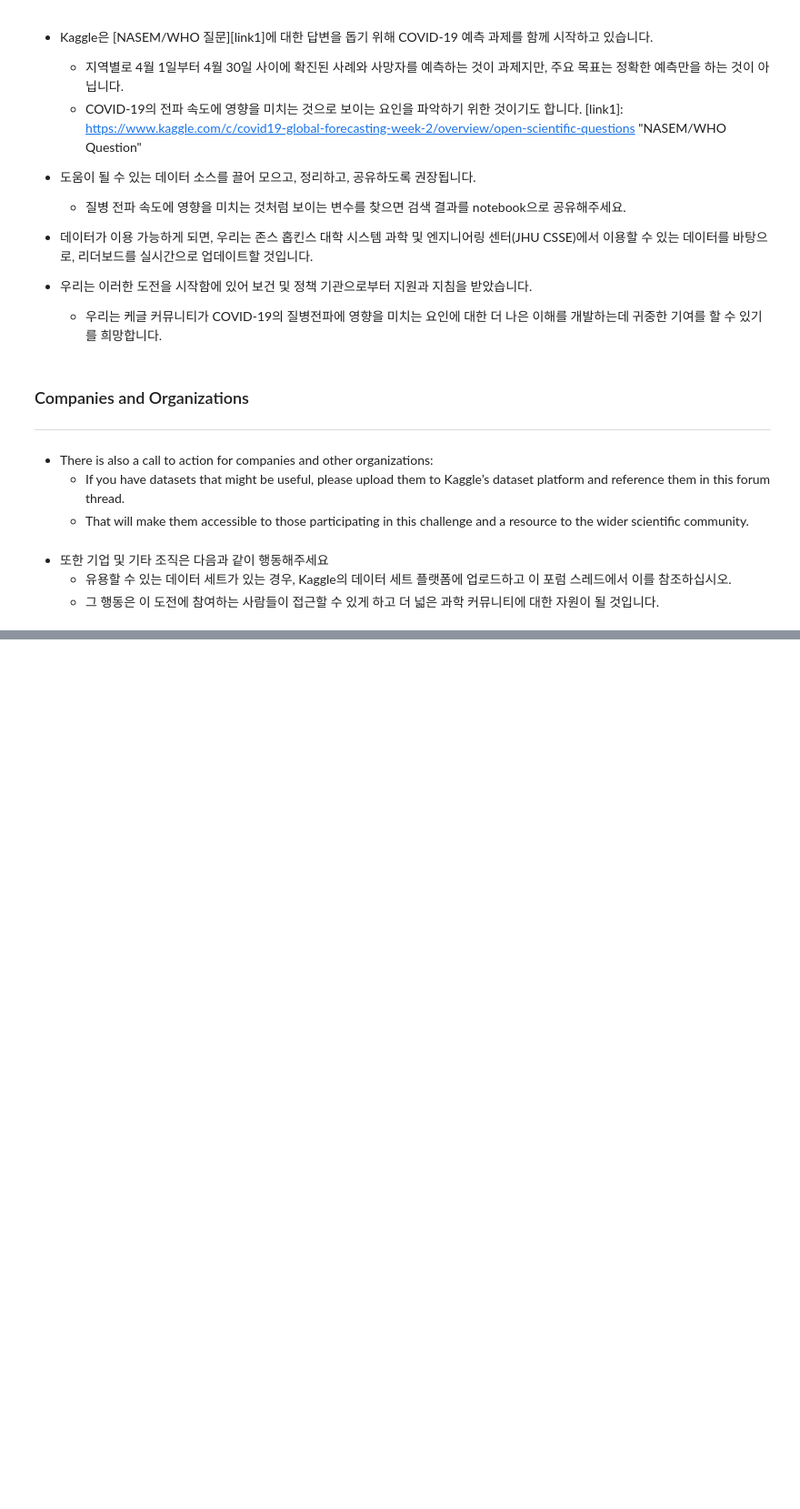
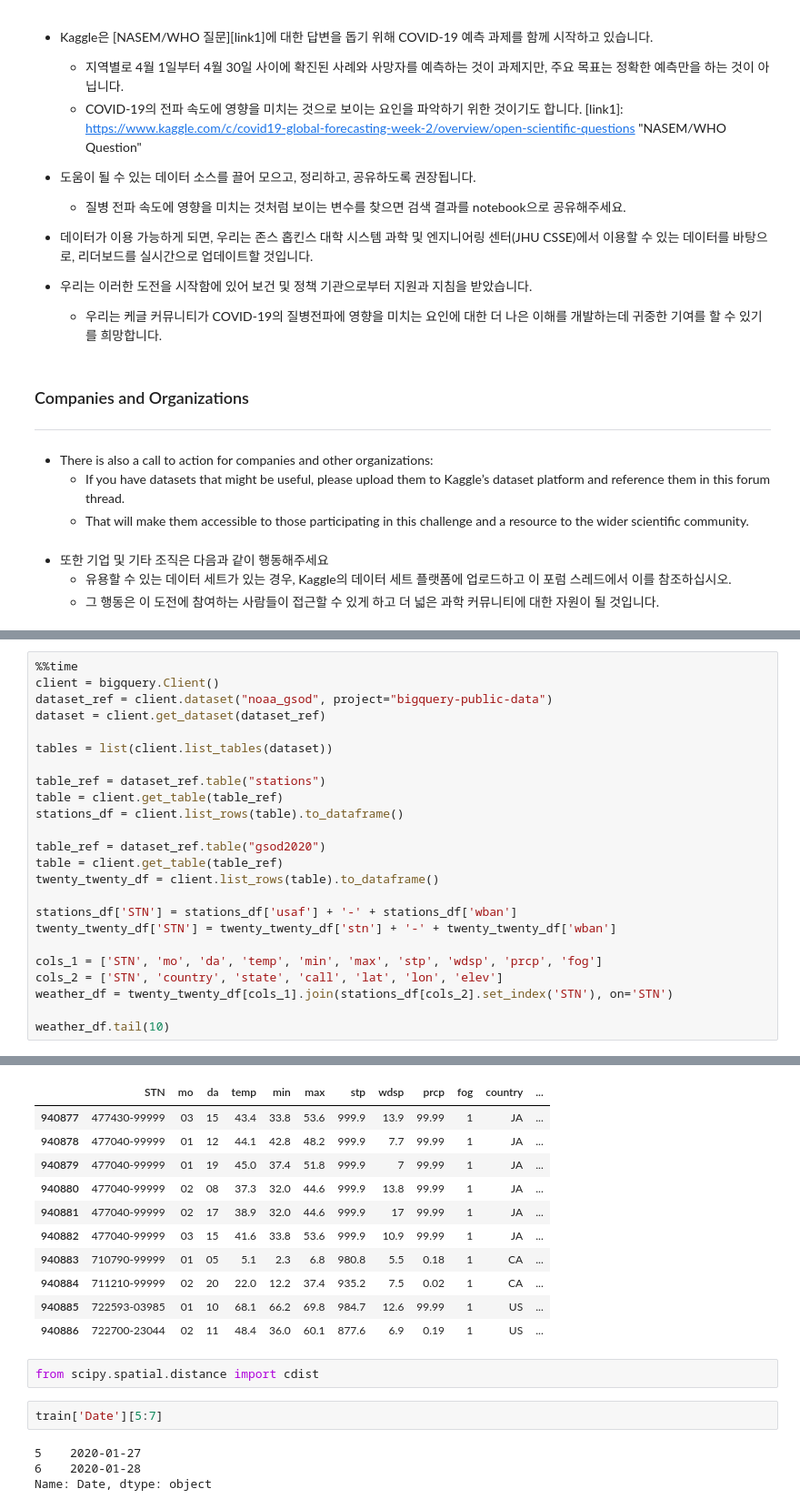
Before and after one commit to sdlee1026/machine, a Jupyter notebook: kaggle/COVID/0326.ipynb, the cells around one changed output, grey strips where cells are left out. Shown: that part at 91% size. Drawn from its saved outputs; the diff is of its cells as text; blank space fills up the shorter version.

```diff
--- a/kaggle/COVID/0326.ipynb
+++ b/kaggle/COVID/0326.ipynb
@@ -89,0 +257,25 @@ where:
+# %%
+%%time
+client = bigquery.Client()
+dataset_ref = client.dataset("noaa_gsod", project="bigquery-public-data")
+dataset = client.get_dataset(dataset_ref)
+
+tables = list(client.list_tables(dataset))
+
+table_ref = dataset_ref.table("stations")
+table = client.get_table(table_ref)
+stations_df = client.list_rows(table).to_dataframe()
+
+table_ref = dataset_ref.table("gsod2020")
+table = client.get_table(table_ref)
+twenty_twenty_df = client.list_rows(table).to_dataframe()
+
+stations_df['STN'] = stations_df['usaf'] + '-' + stations_df['wban']
+twenty_twenty_df['STN'] = twenty_twenty_df['stn'] + '-' + twenty_twenty_df['wban']
+
+cols_1 = ['STN', 'mo', 'da', 'temp', 'min', 'max', 'stp', 'wdsp', 'prcp', 'fog']
+cols_2 = ['STN', 'country', 'state', 'call', 'lat', 'lon', 'elev']
+weather_df = twenty_twenty_df[cols_1].join(stations_df[cols_2].set_index('STN'), on='STN')
+
+weather_df.tail(10)
+# %% [output]
@@ -89,0 +284,19 @@ where:
+|  | STN | mo | da | temp | min | max | stp | wdsp | prcp | fog | country | ... |
+| 940877 | 477430-99999 | 03 | 15 | 43.4 | 33.8 | 53.6 | 999.9 | 13.9 | 99.99 | 1 | JA | ... |
+| 940878 | 477040-99999 | 01 | 12 | 44.1 | 42.8 | 48.2 | 999.9 | 7.7 | 99.99 | 1 | JA | ... |
+| 940879 | 477040-99999 | 01 | 19 | 45.0 | 37.4 | 51.8 | 999.9 | 7 | 99.99 | 1 | JA | ... |
+| 940880 | 477040-99999 | 02 | 08 | 37.3 | 32.0 | 44.6 | 999.9 | 13.8 | 99.99 | 1 | JA | ... |
+| 940881 | 477040-99999 | 02 | 17 | 38.9 | 32.0 | 44.6 | 999.9 | 17 | 99.99 | 1 | JA | ... |
+| 940882 | 477040-99999 | 03 | 15 | 41.6 | 33.8 | 53.6 | 999.9 | 10.9 | 99.99 | 1 | JA | ... |
+| 940883 | 710790-99999 | 01 | 05 | 5.1 | 2.3 | 6.8 | 980.8 | 5.5 | 0.18 | 1 | CA | ... |
+| 940884 | 711210-99999 | 02 | 20 | 22.0 | 12.2 | 37.4 | 935.2 | 7.5 | 0.02 | 1 | CA | ... |
+| 940885 | 722593-03985 | 01 | 10 | 68.1 | 66.2 | 69.8 | 984.7 | 12.6 | 99.99 | 1 | US | ... |
+| 940886 | 722700-23044 | 02 | 11 | 48.4 | 36.0 | 60.1 | 877.6 | 6.9 | 0.19 | 1 | US | ... |
+# %%
+from scipy.spatial.distance import cdist
+# %%
+train['Date'][5:7]
+# %% [output]
+5    2020-01-27
+6    2020-01-28
+Name: Date, dtype: object
```
Also changed, not shown: parts of 15 cells of this notebook, 8 other files.
